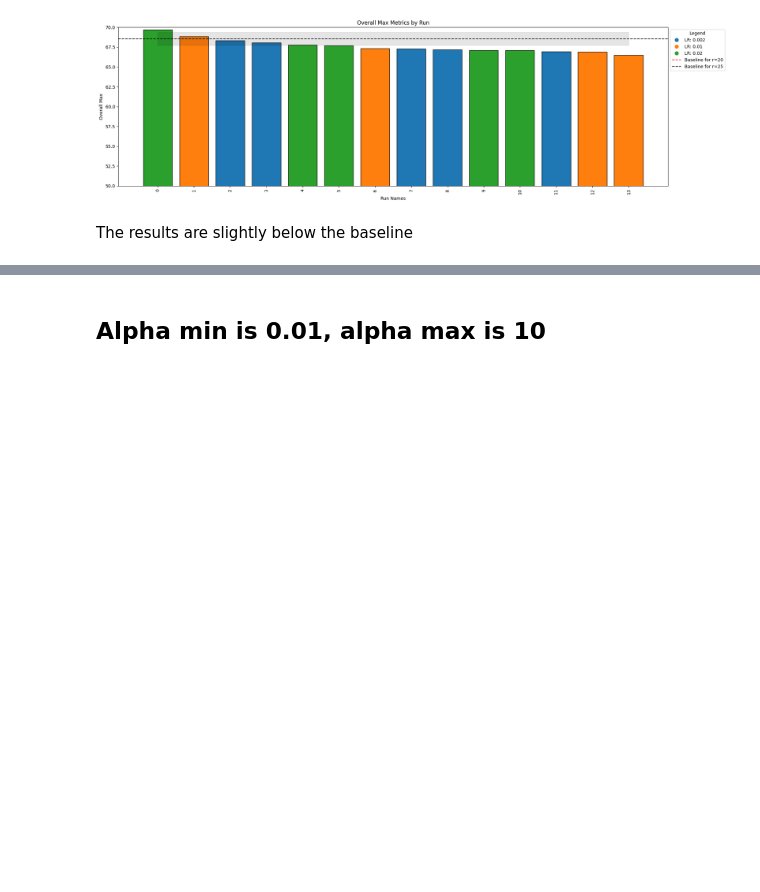
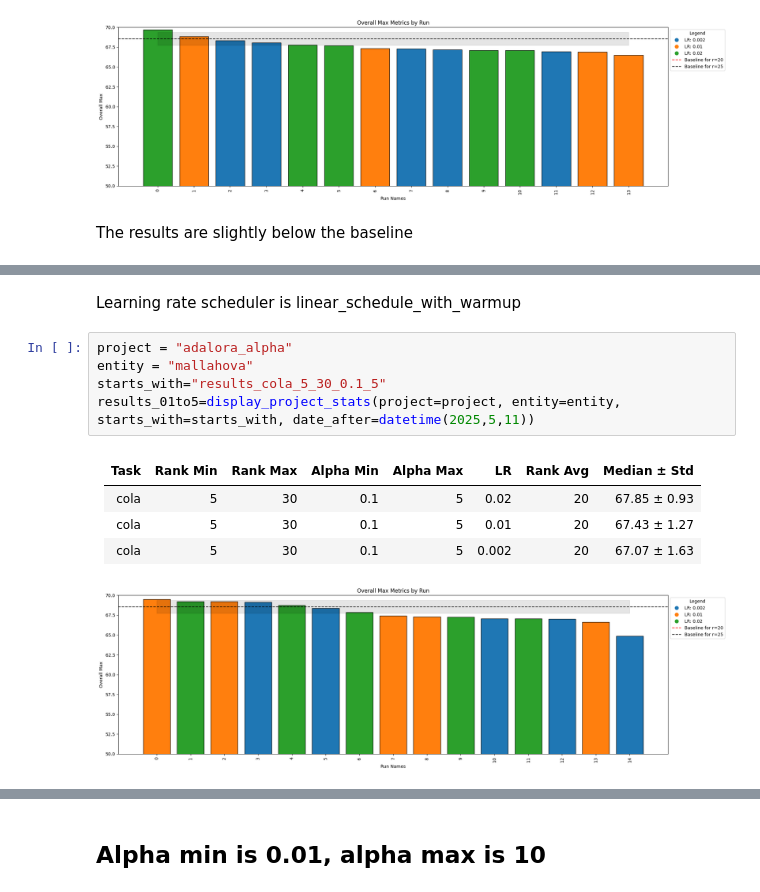
Before and after one commit to mallahova/loraxs, a Jupyter notebook: tasks/adaptive_rank_allocation/alpha/report.ipynb, the cells around one changed output, grey strips where cells are left out. Cells and saved outputs as stored; diff of their text form; blank space fills up the shorter version.

```diff
--- a/tasks/adaptive_rank_allocation/alpha/report.ipynb
+++ b/tasks/adaptive_rank_allocation/alpha/report.ipynb
@@ -75,3 +80,17 @@ fetch_and_plot_wandb_runs(
 )
 # %% [output]
 [figure]
+# %% [markdown]
+Learning rate scheduler is linear_schedule_with_warmup
+# %%
+project = "adalora_alpha"
+entity = "mallahova"
+starts_with="results_cola_5_30_0.1_5"
+results_01to5=display_project_stats(project=project, entity=entity, starts_with=starts_with, date_after=datetime(2025,5,11))
+# %% [output]
+| Task   |   Rank Min |   Rank Max |   Alpha Min |   Alpha Max |    LR |   Rank Avg | Median ± Std   |
+|:-------|-----------:|-----------:|------------:|------------:|------:|-----------:|:---------------|
+| cola   |          5 |         30 |         0.1 |           5 | 0.02  |         20 | 67.85 ± 0.93   |
+| cola   |          5 |         30 |         0.1 |           5 | 0.01  |         20 | 67.43 ± 1.27   |
+| cola   |          5 |         30 |         0.1 |           5 | 0.002 |         20 | 67.07 ± 1.63   |
+[figure, added]
```
Also changed, not shown: parts of 22 cells of this notebook, 17 other files.
